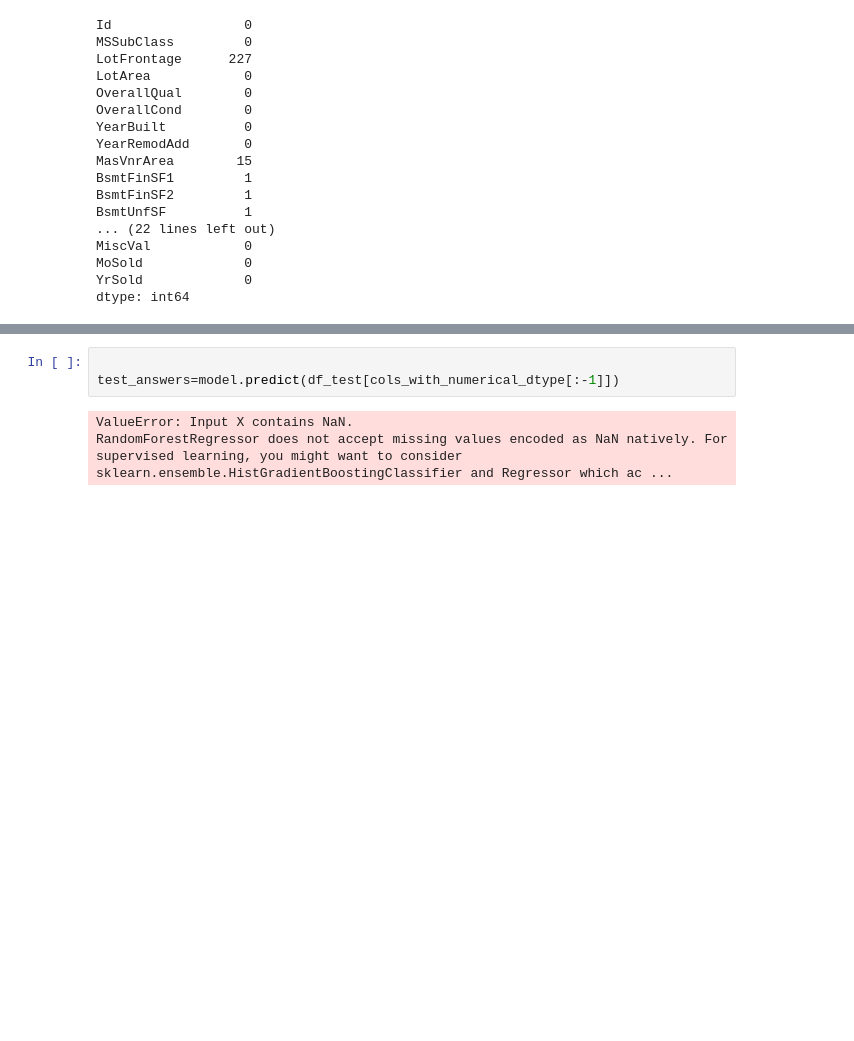
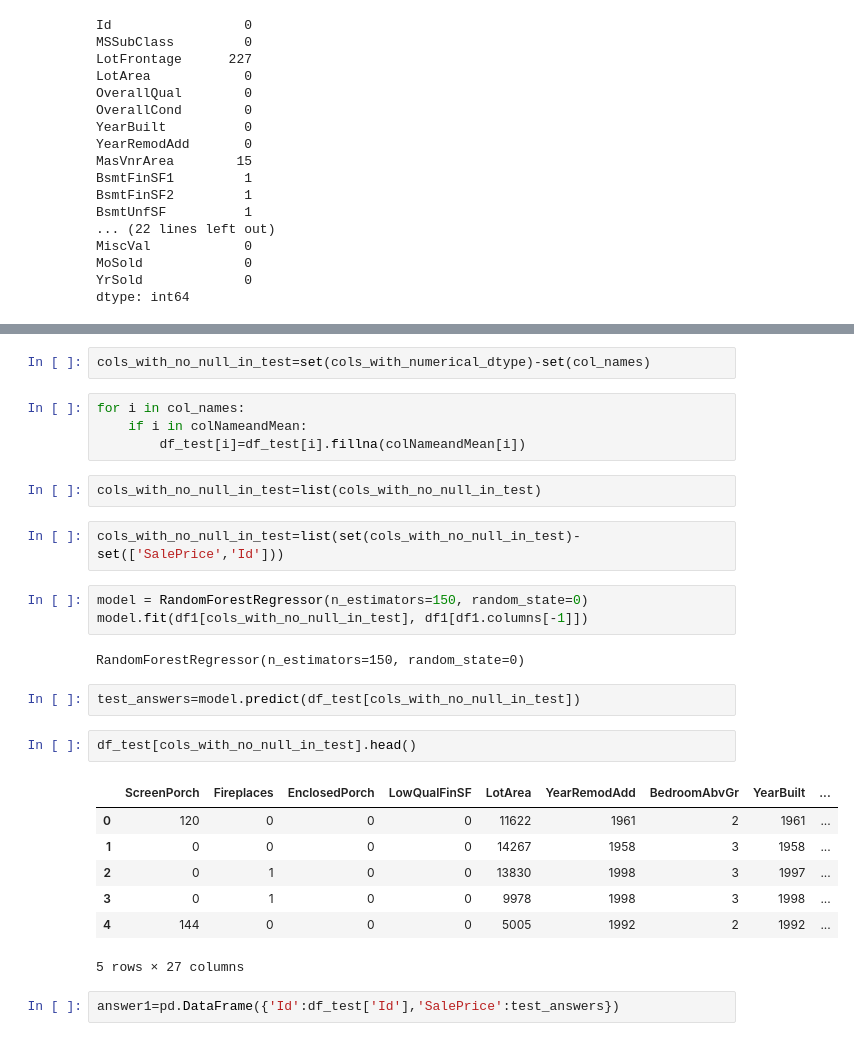
Before and after one commit to chsktg1/house-price-Kaggle, a Jupyter notebook: housePrice.ipynb, the cells around one changed output, grey strips where cells are left out. Drawn from its saved outputs; the diff is of its cells as text; blank space fills up the shorter version.

Commit message:
predictions using neural network and randomforestregressor

```diff
--- a/housePrice.ipynb
+++ b/housePrice.ipynb
@@ -341,6 +465,29 @@ dtype: int64
+# %%
+cols_with_no_null_in_test=set(cols_with_numerical_dtype)-set(col_names)
+# %%
+for i in col_names:
+    if i in colNameandMean:
+        df_test[i]=df_test[i].fillna(colNameandMean[i])
+# %%
+cols_with_no_null_in_test=list(cols_with_no_null_in_test)
+# %%
+cols_with_no_null_in_test=list(set(cols_with_no_null_in_test)-set(['SalePrice','Id']))
+# %%
+model = RandomForestRegressor(n_estimators=150, random_state=0)
+model.fit(df1[cols_with_no_null_in_test], df1[df1.columns[-1]])
+# %% [output]
+RandomForestRegressor(n_estimators=150, random_state=0)
 # %%
-
-test_answers=model.predict(df_test[cols_with_numerical_dtype[:-1]])
+test_answers=model.predict(df_test[cols_with_no_null_in_test])
-# %% [output]
-ValueError: Input X contains NaN.
-RandomForestRegressor does not accept missing values encoded as NaN natively. For supervised learning, you might want to consider sklearn.ensemble.HistGradientBoostingClassifier and Regressor which ac ...
+# %%
+df_test[cols_with_no_null_in_test].head()
+# %% [output]
+|  | ScreenPorch | Fireplaces | EnclosedPorch | LowQualFinSF | LotArea | YearRemodAdd | BedroomAbvGr | YearBuilt | ... |
+| 0 | 120 | 0 | 0 | 0 | 11622 | 1961 | 2 | 1961 | ... |
+| 1 | 0 | 0 | 0 | 0 | 14267 | 1958 | 3 | 1958 | ... |
+| 2 | 0 | 1 | 0 | 0 | 13830 | 1998 | 3 | 1997 | ... |
+| 3 | 0 | 1 | 0 | 0 | 9978 | 1998 | 3 | 1998 | ... |
+| 4 | 144 | 0 | 0 | 0 | 5005 | 1992 | 2 | 1992 | ... |
+5 rows × 27 columns
+# %%
+answer1=pd.DataFrame({'Id':df_test['Id'],'SalePrice':test_answers})
```
Also changed, not shown: parts of 35 cells of this notebook.
